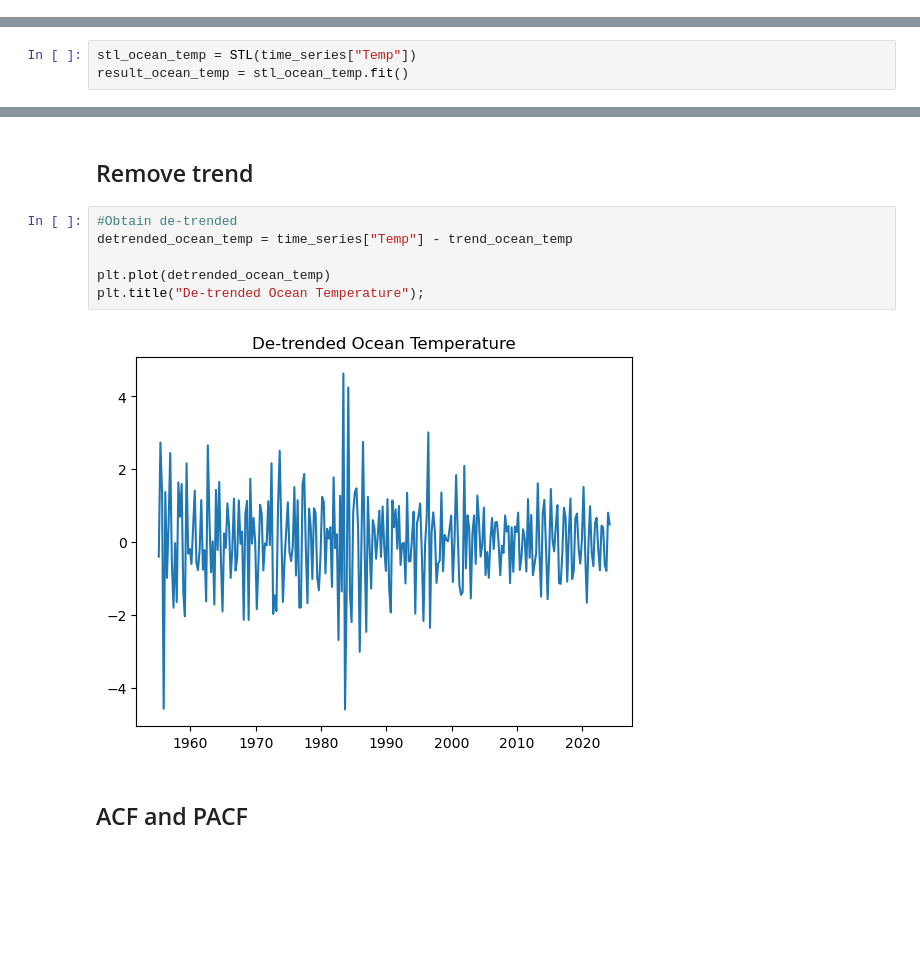
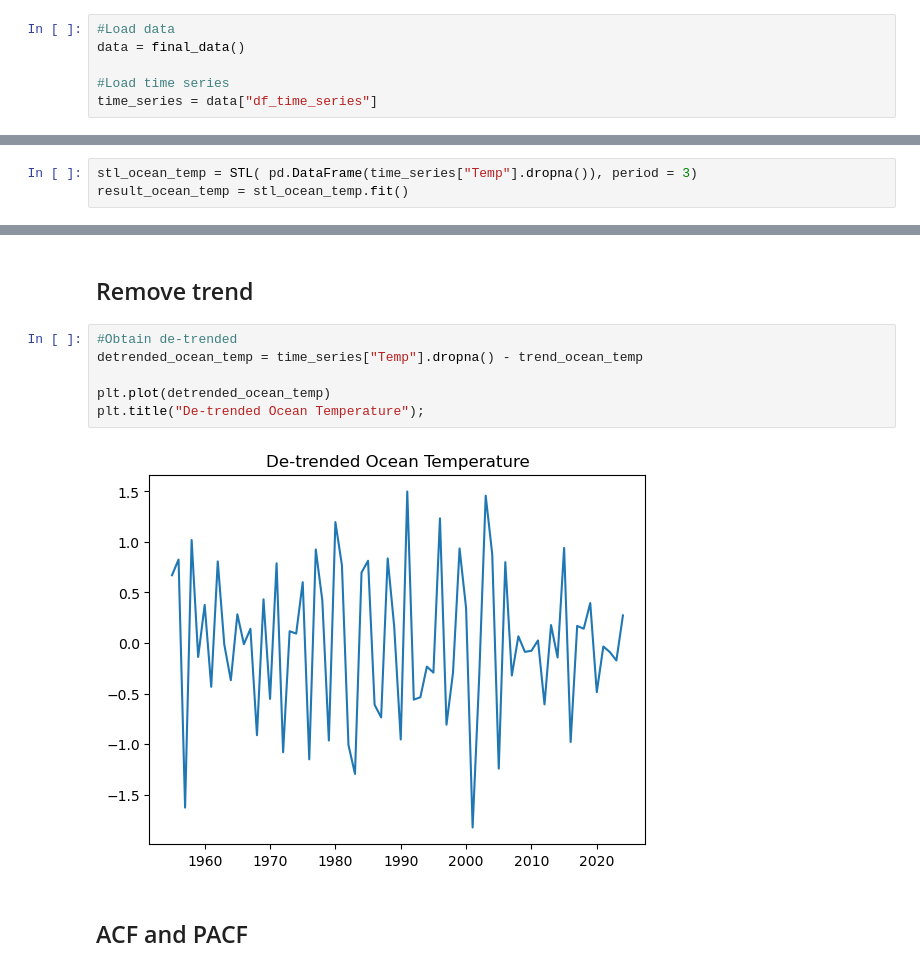
Before and after one commit to jessegrabowski/laos-climate-change, a Jupyter notebook: notebooks/Time_series_analysis.ipynb, the cells around one changed output, grey strips where cells are left out. Cells and saved outputs as stored; diff of their text form; blank space fills up the shorter version.

Commit message:
changing periodicity to annual

```diff
--- a/notebooks/Time_series_analysis.ipynb
+++ b/notebooks/Time_series_analysis.ipynb
@@ -25,3 +22,9 @@ time_series = data["df_time_series"].reset_index().set_index("Date")
+# %%
+#Load data
+data = final_data()
+
+#Load time series
+time_series = data["df_time_series"]
 # %%
 #Total events around the world
 total_events_world =  (data["emdat_events"].sum(axis = 1).reset_index().rename(columns = {0: "Total_events"})
@@ -116,7 +119,7 @@ In the case of cointegration, we did find cointegration relationships between th
 # %% [markdown]
 ## Seasonal-trend decomposition
 # %%
-stl_ocean_temp = STL(time_series["Temp"])
+stl_ocean_temp = STL( pd.DataFrame(time_series["Temp"].dropna()), period = 3)
 result_ocean_temp = stl_ocean_temp.fit()
 # %%
 trend_ocean_temp, seasonal_ocean_temp, resid_ocean_temp = result_ocean_temp.trend, result_ocean_temp.seasonal,  result_ocean_temp.resid
@@ -146,12 +149,12 @@ plt.tight_layout( )
 ## Remove trend
 # %%
 #Obtain de-trended
-detrended_ocean_temp = time_series["Temp"] - trend_ocean_temp
+detrended_ocean_temp = time_series["Temp"].dropna() - trend_ocean_temp
 
 plt.plot(detrended_ocean_temp)
 plt.title("De-trended Ocean Temperature");
 # %% [output]
-[figure, old version]
+[figure, new version]
 # %% [markdown]
 ## ACF and PACF
 # %% [markdown]
```
Also changed, not shown: parts of 44 cells of this notebook, 1 other file.
